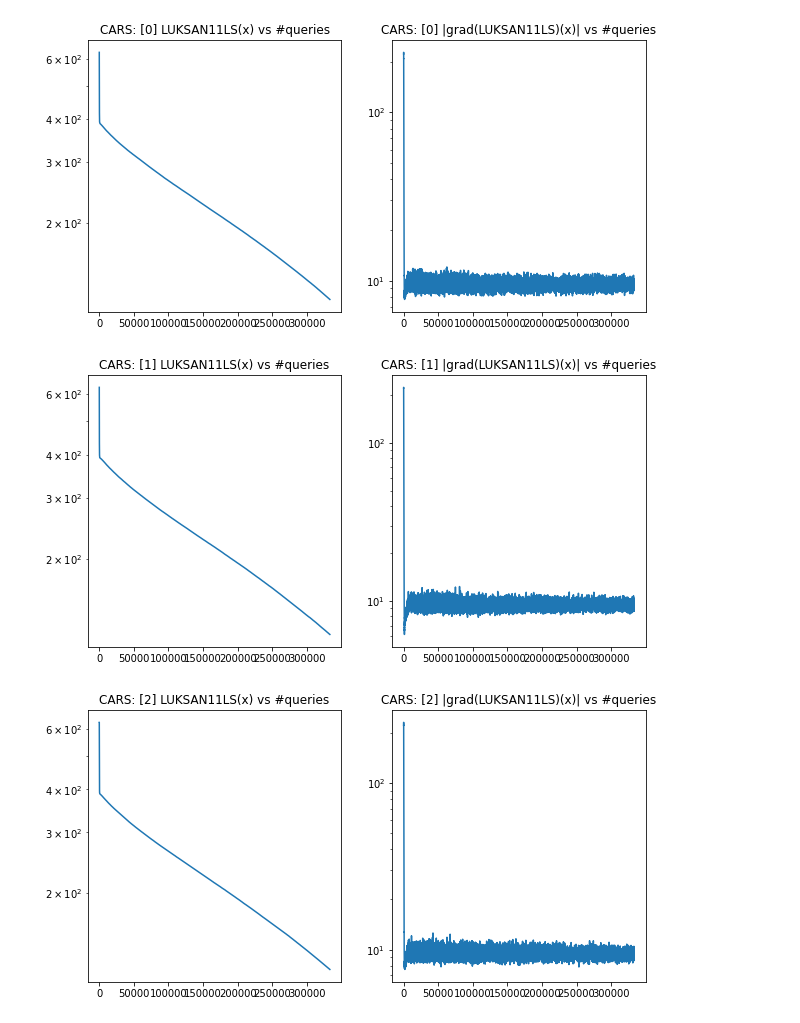
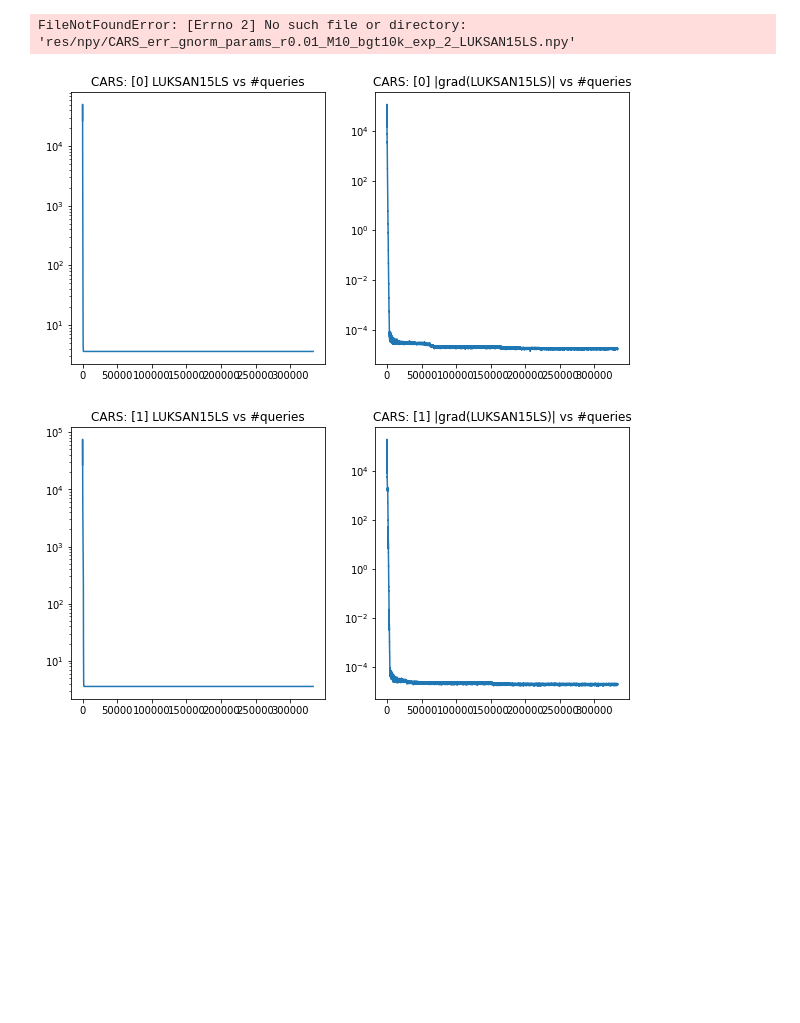
Before and after one commit to bumsu-kim/CARS, a Jupyter notebook: CARS_pyCUTEst/readData.ipynb, the cells around one changed output. Saved outputs shown, nothing was run; the diff lists cells and outputs as text; code cells hidden in the pictures; blank space fills up the shorter version.

Commit message:
data file name changed

```diff
--- a/CARS_pyCUTEst/readData.ipynb
+++ b/CARS_pyCUTEst/readData.ipynb
@@ -15,23 +15,23 @@ def plot_res(fname, Otype, pname, expnum = None):
     fig, (ax1, ax2) = plt.subplots(1,2, figsize=(10, 5))
     ax1.plot(errs)
     ax1.set_yscale('log')
-    ax1.title.set_text(f'{Otype}: [{expnumtxt}] {pname}(x) vs #queries')
+    ax1.title.set_text(f'{Otype}: [{expnumtxt}] {pname} vs #queries')
 
 
     ax2.plot(gnorms)
     ax2.set_yscale('log')
-    ax2.title.set_text(f'{Otype}: [{expnumtxt}] |grad({pname})(x)| vs #queries')
+    ax2.title.set_text(f'{Otype}: [{expnumtxt}] |grad({pname})| vs #queries')
 # %%
 default_folder = 'res/npy/'
 Otype = 'CARS'
 paramoptions = 'r0.01_M10_bgt10k'
-prob_name = 'LUKSAN11LS'
+prob_name = 'LUKSAN15LS'
 
 maxexpnum = 3
 for exp_num in range(maxexpnum):
     fname = default_folder + f"{Otype}_err_gnorm_params_{paramoptions}_exp_{exp_num}_{prob_name}.npy"
     plot_res(fname, Otype, prob_name, exp_num)
 # %% [output]
+FileNotFoundError: [Errno 2] No such file or directory: 'res/npy/CARS_err_gnorm_params_r0.01_M10_bgt10k_exp_2_LUKSAN15LS.npy'
-[figure, old version]
+[figure, new version]
-[figure, old version]
+[figure, new version]
-[figure, removed]
```
Also changed, not shown: 1 other file.
